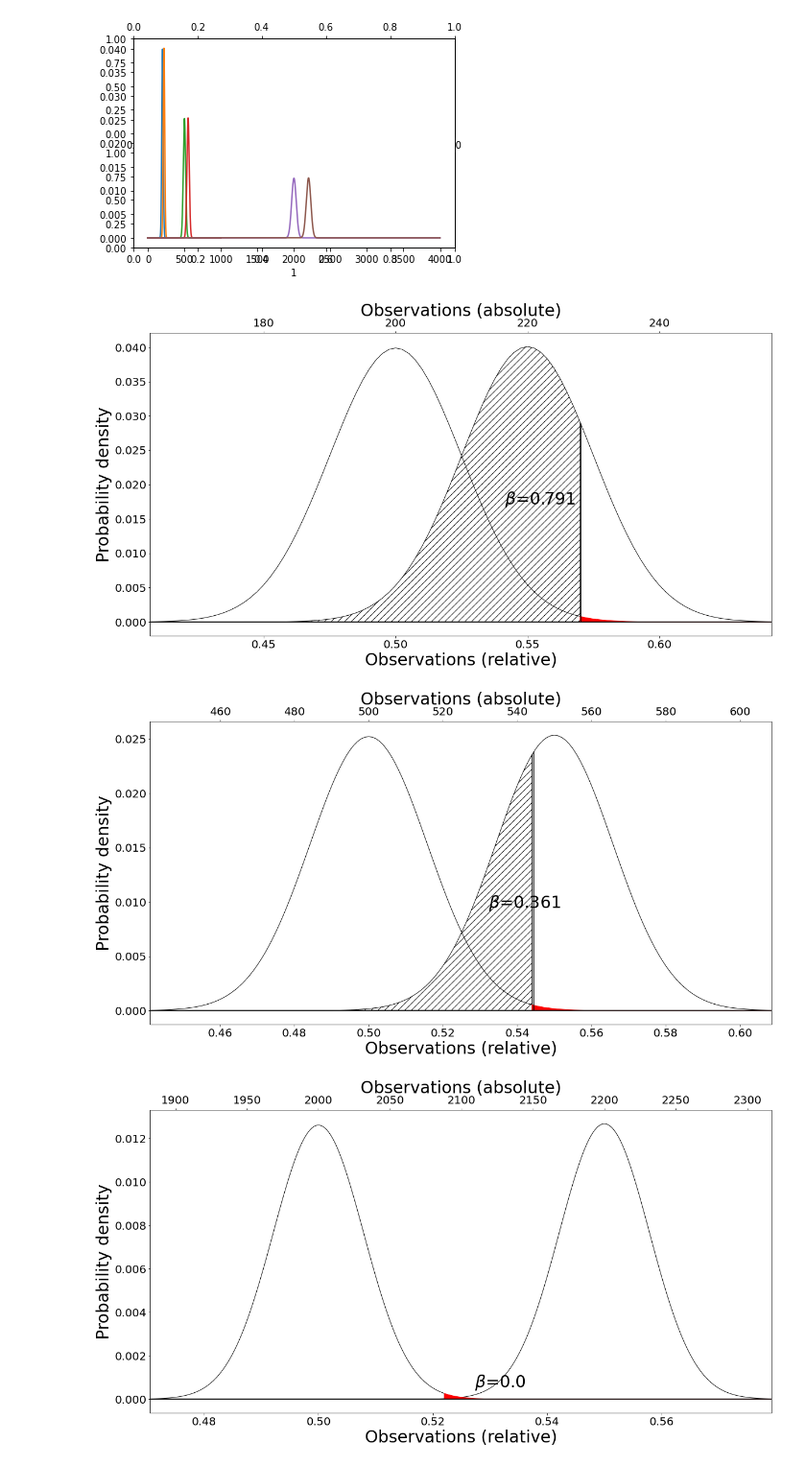
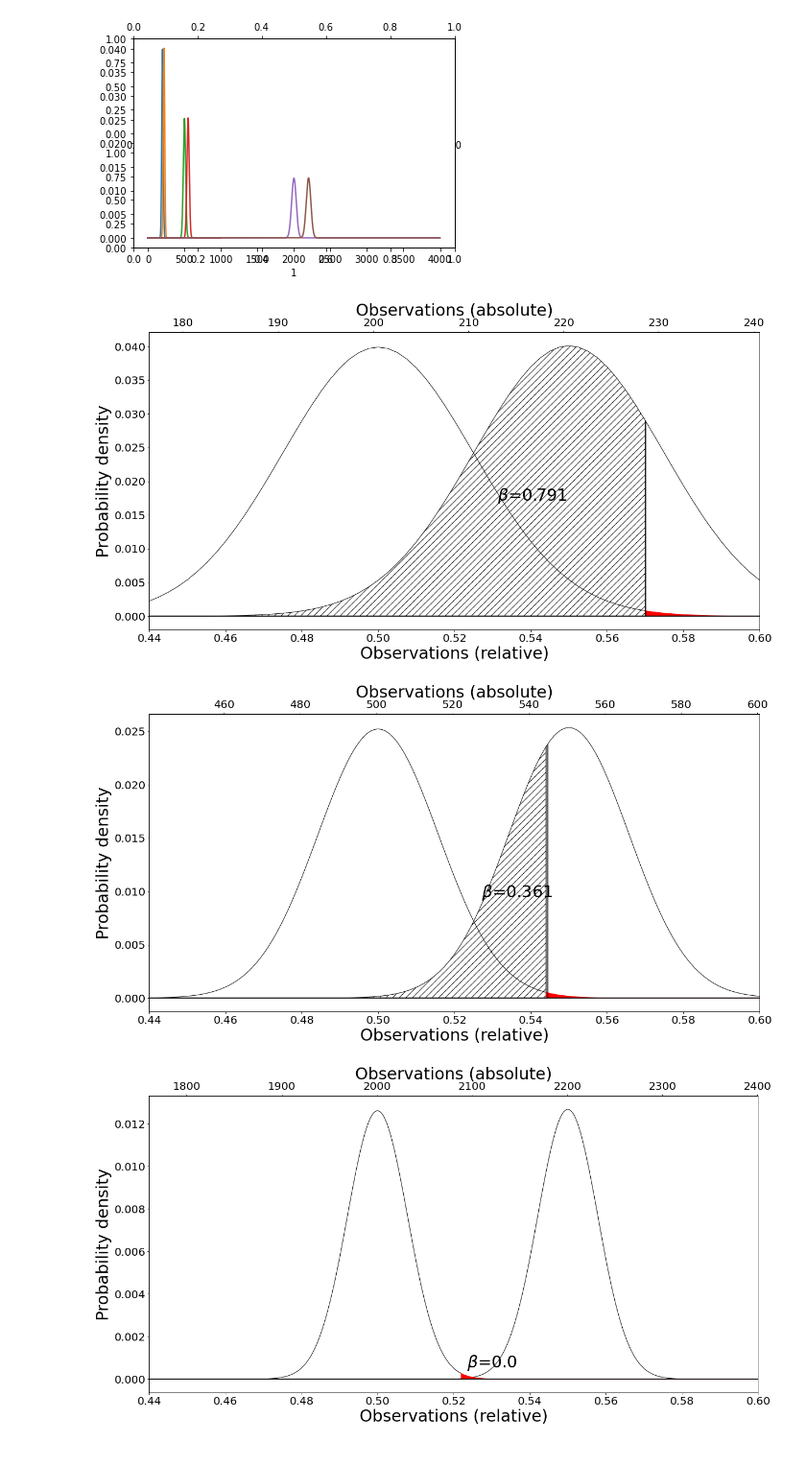
Before and after one commit to sysox/Analysis-of-batteries, a Jupyter notebook: src/python/jupyter_notebooks/Errors_TypeIandII_graphs.ipynb, the cells around one changed output. Shown: that part at 96% size. Saved outputs shown, nothing was run; the diff lists cells and outputs as text; code cells hidden in the pictures.

```diff
--- a/src/python/jupyter_notebooks/Errors_TypeIandII_graphs.ipynb
+++ b/src/python/jupyter_notebooks/Errors_TypeIandII_graphs.ipynb
@@ -91,7 +91,6 @@ def image(distribution_rand, distribution_bias, text_y = 0.5, file_name = 'Small
     font_size = 30
     tick_size = 20
     text_size = 15
-
     ax2 = ax1.twiny()
     ax1.set_xlabel(r"Observations (relative)", fontsize=font_size)
 
@@ -110,8 +109,8 @@ def image(distribution_rand, distribution_bias, text_y = 0.5, file_name = 'Small
     x_relative_right = [distribution_rand['distribution_relative']['x_range'][1], distribution_bias['distribution_relative']['x_range'][1]]
 
     ax1.set_ylabel("Probability density", fontsize=font_size)
-    ax1.set_xlim(min(x_relative_left), max(x_relative_right))
-
+    # ax1.set_xlim(min(x_relative_left), max(x_relative_right))
+    ax1.set_xlim(0.44, 0.6)
 
     x_c = distribution_rand['distribution_absolute']['x_right_critical']
     x_c_relative = distribution_rand['distribution_relative']['x_right_critical']
@@ -146,7 +145,9 @@ def image(distribution_rand, distribution_bias, text_y = 0.5, file_name = 'Small
 
     # ax1.arrow(x=0.3, y=-0.1, dx=0.23, dy=0.23, lw = 0.1)
 
-    ax2.set_xlim( distribution_rand['distribution_absolute']['x_range'][0], distribution_bias['distribution_absolute']['x_range'][1])
+    # ax2.set_xlim( distribution_rand['distribution_absolute']['x_range'][0], distribution_bias['distribution_absolute']['x_range'][1])
+    l = len(distribution_rand['distribution_absolute']['x'])
+    ax2.set_xlim(0.44*l, 0.60*l)
 
     ax2.set_xlabel(r"Observations (absolute)", fontsize=font_size)
     ax1.xaxis.set_tick_params(labelsize=tick_size)
@@ -157,10 +158,10 @@ def image(distribution_rand, distribution_bias, text_y = 0.5, file_name = 'Small
     plt.savefig(file_name)
     plt.show()
 # %%
-image(distribution_rand=distributions[0], distribution_bias=distributions[1], text_y = 0.45, file_name = '1.png')
-image(distribution_rand=distributions[2], distribution_bias=distributions[3], text_y = 0.4, file_name = '2.png')
-image(distribution_rand=distributions[4], distribution_bias=distributions[5], text_y = 0.1, file_name = '3.png')
+image(distribution_rand=distributions[0], distribution_bias=distributions[1], text_y = 0.45, file_name = 'Errors_sample_400.png')
+image(distribution_rand=distributions[2], distribution_bias=distributions[3], text_y = 0.4, file_name = 'Errors_sample_1000.png')
+image(distribution_rand=distributions[4], distribution_bias=distributions[5], text_y = 0.1, file_name = 'Errors_sample_4000.png')
 # %% [output]
-[figure, old version]
+[figure, new version]
-[figure, old version]
+[figure, new version]
-[figure, old version]
+[figure, new version]
```
Also changed, not shown: 13 other files.
